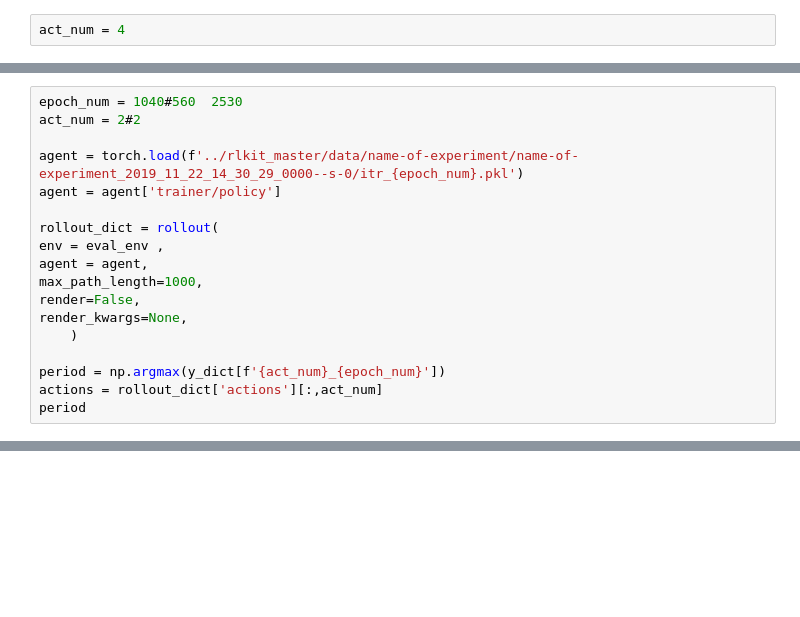
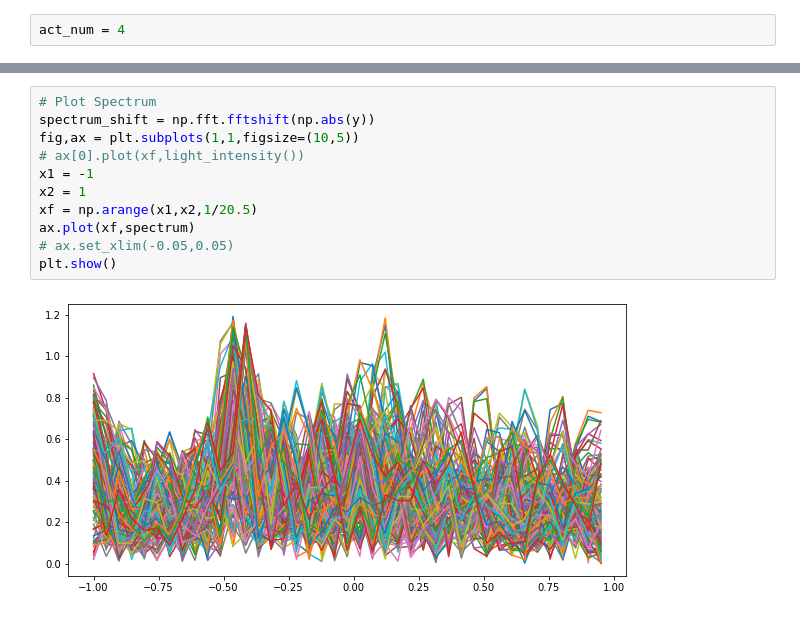
Before and after one commit to Mary-Kul/fourier_rl, a Jupyter notebook: notebooks/rollout example.ipynb, the cells around one changed output, grey strips where cells are left out. Saved outputs shown, nothing was run; the diff lists cells and outputs as text; blank space fills up the shorter version.

```diff
--- a/notebooks/rollout example.ipynb
+++ b/notebooks/rollout example.ipynb
@@ -390,18 +57,0 @@ from statsmodels.graphics.tsaplots import plot_acf
-# %%
-epoch_num = 1040#560  2530
-act_num = 2#2
-
-agent = torch.load(f'../rlkit_master/data/name-of-experiment/name-of-experiment_2019_11_22_14_30_29_0000--s-0/itr_{epoch_num}.pkl')
-agent = agent['trainer/policy']
-
-rollout_dict = rollout(
-env = eval_env ,
-agent = agent,
-max_path_length=1000,
-render=False,
-render_kwargs=None,
-    )
-
-period = np.argmax(y_dict[f'{act_num}_{epoch_num}'])
-actions = rollout_dict['actions'][:,act_num]
-period
@@ -608,0 +105,13 @@ ValueError: "Invalid object to show. The object to passed to show must be one of
+# %%
+# Plot Spectrum
+spectrum_shift = np.fft.fftshift(np.abs(y))
+fig,ax = plt.subplots(1,1,figsize=(10,5))
+# ax[0].plot(xf,light_intensity())
+x1 = -1
+x2 = 1
+xf = np.arange(x1,x2,1/20.5)
+ax.plot(xf,spectrum)
+# ax.set_xlim(-0.05,0.05)
+plt.show()
+# %% [output]
+[figure, added]
```
Also changed, not shown: parts of 50 cells of this notebook, 9 other files.
